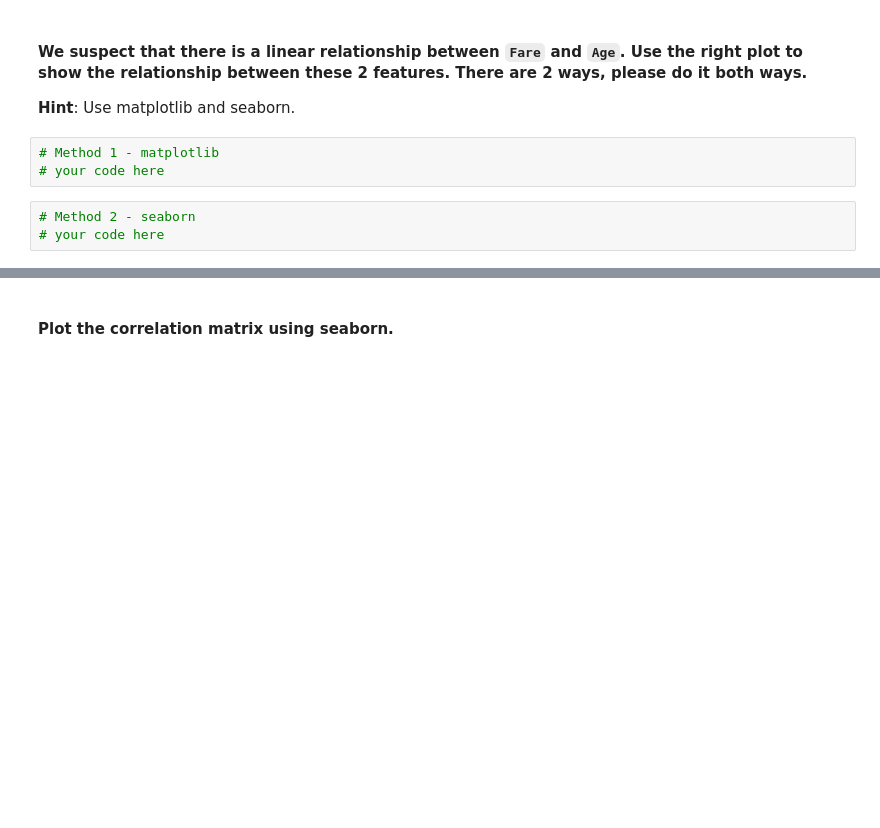
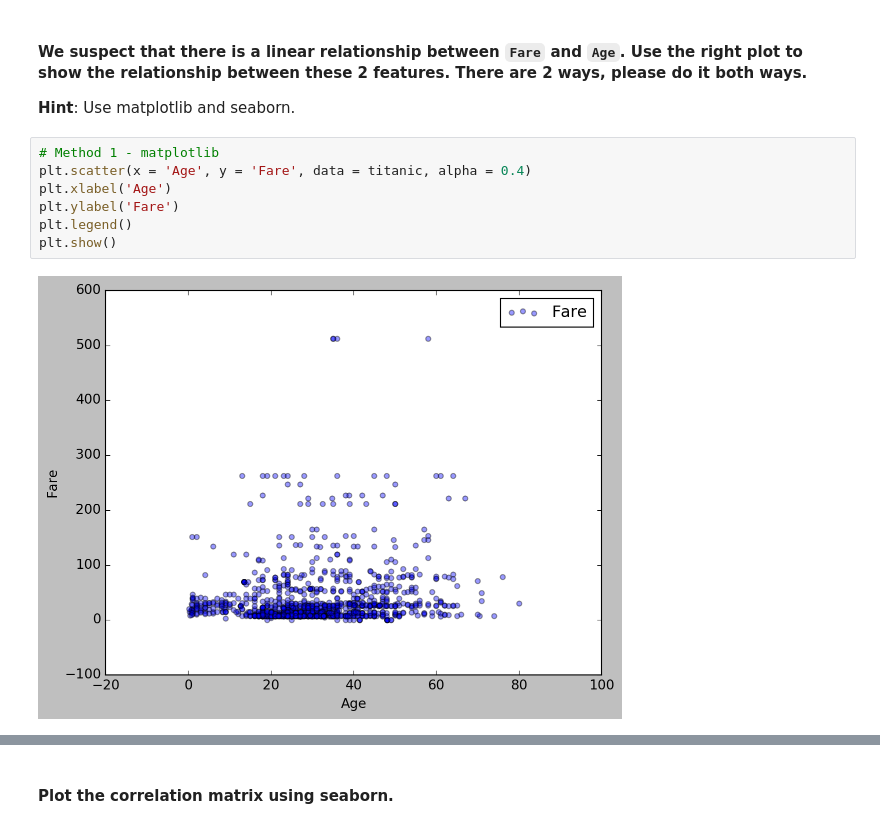
Before and after one commit to ta-data-lis/lab-matplotlib-seaborn, a Jupyter notebook: your-code/main.ipynb, the cells around one changed output, grey strips where cells are left out. Cells and saved outputs as stored; diff of their text form; blank space fills up the shorter version.

```diff
--- a/your-code/main.ipynb
+++ b/your-code/main.ipynb
@@ -304,9 +304,12 @@ provide more detailled information on the way the data is spread out
 # %% [markdown]
 #### We suspect that there is a linear relationship between `Fare` and `Age`. Use the right plot to show the relationship between these 2 features. There are 2 ways, please do it both ways.
 **Hint**: Use matplotlib and seaborn.
-# %%
-# Method 1 - matplotlib
-# your code here
-# %%
-# Method 2 - seaborn
-# your code here
+# %%
+# Method 1 - matplotlib
+plt.scatter(x = 'Age', y = 'Fare', data = titanic, alpha = 0.4)
+plt.xlabel('Age')
+plt.ylabel('Fare')
+plt.legend()
+plt.show()
+# %% [output]
+[figure, added]
```
Also changed, not shown: parts of 5 cells of this notebook.
